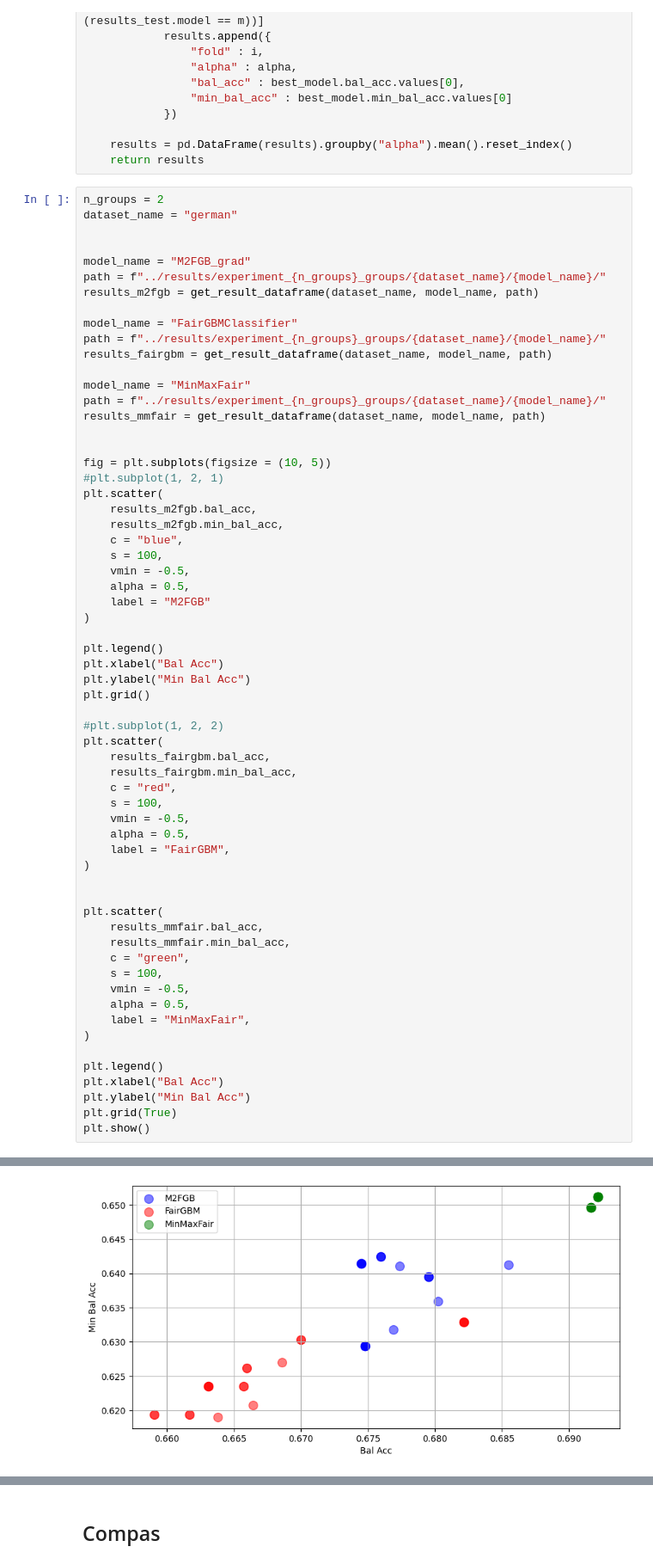
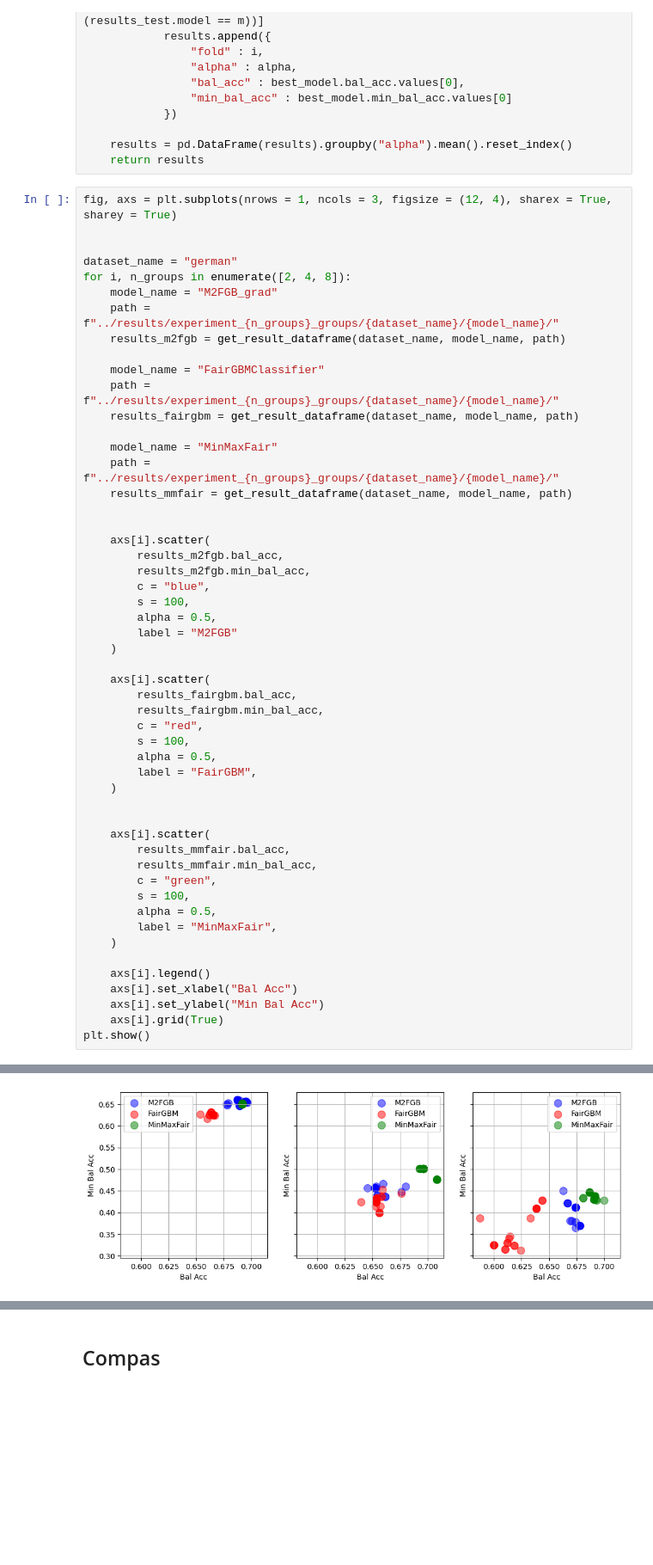
Before and after one commit to hiaac-finance/m2fgb, a Jupyter notebook: notebooks/analyze_results_new.ipynb, the cells around one changed output, grey strips where cells are left out. Shown at 86% size. Cells and saved outputs as stored; diff of their text form; blank space fills up the shorter version.

Commit message:
clean plot of results

```diff
--- a/notebooks/analyze_results_new.ipynb
+++ b/notebooks/analyze_results_new.ipynb
@@ -29,66 +29,56 @@ def get_result_dataframe(dataset_name, model_name, path):
     results = pd.DataFrame(results).groupby("alpha").mean().reset_index()
     return results
 # %%
-n_groups = 2
-dataset_name = "german"
+fig, axs = plt.subplots(nrows = 1, ncols = 3, figsize = (12, 4), sharex = True, sharey = True)
 
 
-model_name = "M2FGB_grad"
-path = f"../results/experiment_{n_groups}_groups/{dataset_name}/{model_name}/"
-results_m2fgb = get_result_dataframe(dataset_name, model_name, path)
+dataset_name = "german"
+for i, n_groups in enumerate([2, 4, 8]):
+    model_name = "M2FGB_grad"
+    path = f"../results/experiment_{n_groups}_groups/{dataset_name}/{model_name}/"
+    results_m2fgb = get_result_dataframe(dataset_name, model_name, path)
 
-model_name = "FairGBMClassifier"
-path = f"../results/experiment_{n_groups}_groups/{dataset_name}/{model_name}/"
-results_fairgbm = get_result_dataframe(dataset_name, model_name, path)
+    model_name = "FairGBMClassifier"
+    path = f"../results/experiment_{n_groups}_groups/{dataset_name}/{model_name}/"
+    results_fairgbm = get_result_dataframe(dataset_name, model_name, path)
 
-model_name = "MinMaxFair"
-path = f"../results/experiment_{n_groups}_groups/{dataset_name}/{model_name}/"
-results_mmfair = get_result_dataframe(dataset_name, model_name, path)
+    model_name = "MinMaxFair"
+    path = f"../results/experiment_{n_groups}_groups/{dataset_name}/{model_name}/"
+    results_mmfair = get_result_dataframe(dataset_name, model_name, path)
 
 
-fig = plt.subplots(figsize = (10, 5))
-#plt.subplot(1, 2, 1)
-plt.scatter(
-    results_m2fgb.bal_acc,
-    results_m2fgb.min_bal_acc,
-    c = "blue",
-    s = 100,
-    vmin = -0.5,
-    alpha = 0.5,
-    label = "M2FGB"
-)
+    axs[i].scatter(
+        results_m2fgb.bal_acc,
+        results_m2fgb.min_bal_acc,
+        c = "blue",
+        s = 100,
+        alpha = 0.5,
+        label = "M2FGB"
+    )
 
-plt.legend()
-plt.xlabel("Bal Acc")
-plt.ylabel("Min Bal Acc")
-plt.grid()
-
-#plt.subplot(1, 2, 2)
-plt.scatter(
-    results_fairgbm.bal_acc,
-    results_fairgbm.min_bal_acc,
-    c = "red",
-    s = 100,
-    vmin = -0.5,
-    alpha = 0.5,
-    label = "FairGBM",
-)
+    axs[i].scatter(
+        results_fairgbm.bal_acc,
+        results_fairgbm.min_bal_acc,
+        c = "red",
+        s = 100,
+        alpha = 0.5,
+        label = "FairGBM",
+    )
 
 
-plt.scatter(
-    results_mmfair.bal_acc,
-    results_mmfair.min_bal_acc,
-    c = "green",
-    s = 100,
-    vmin = -0.5,
-    alpha = 0.5,
-    label = "MinMaxFair",
-)
+    axs[i].scatter(
+        results_mmfair.bal_acc,
+        results_mmfair.min_bal_acc,
+        c = "green",
+        s = 100,
+        alpha = 0.5,
+        label = "MinMaxFair",
+    )
 
-plt.legend()
-plt.xlabel("Bal Acc")
-plt.ylabel("Min Bal Acc")
-plt.grid(True)
+    axs[i].legend()
+    axs[i].set_xlabel("Bal Acc")
+    axs[i].set_ylabel("Min Bal Acc")
+    axs[i].grid(True)
 plt.show()
 # %% [output]
 10
@@ -97 +93 @@ plt.show()
-[figure, old version]
+[figure, new version]
```
Also changed, not shown: parts of 7 cells of this notebook.
